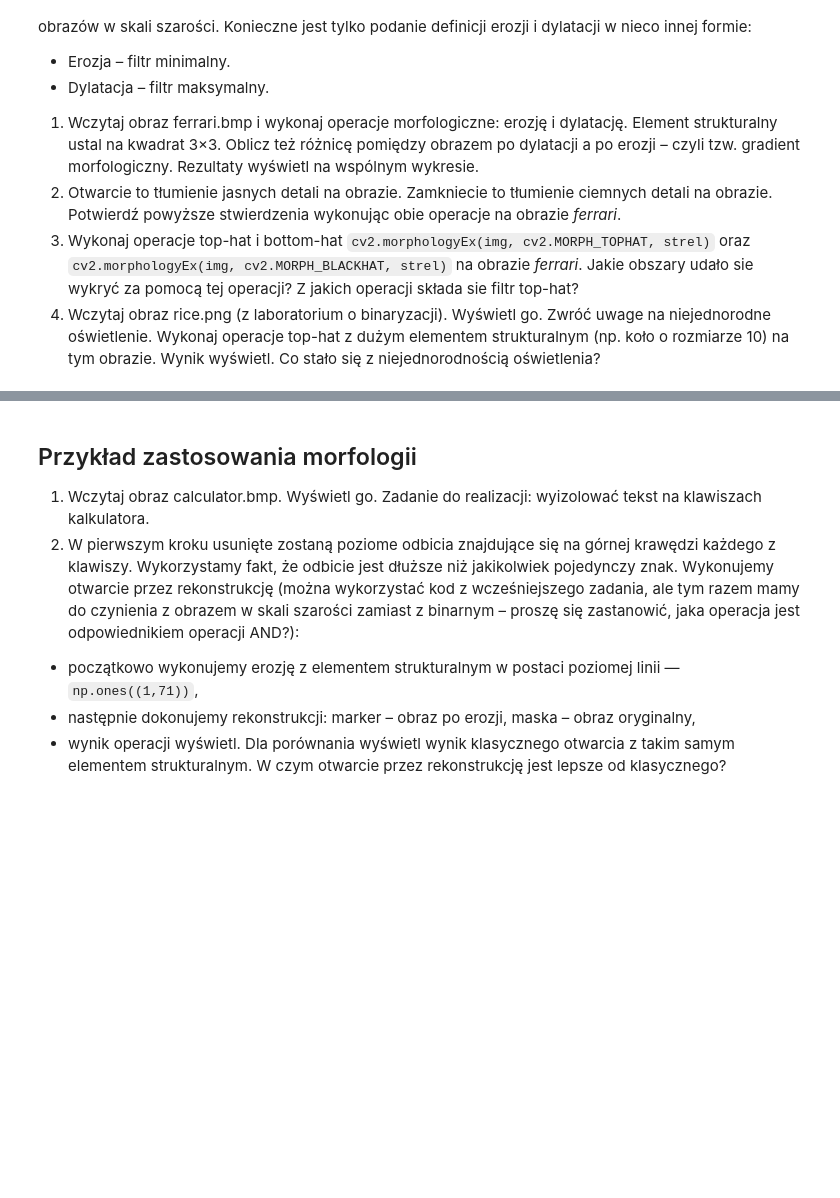
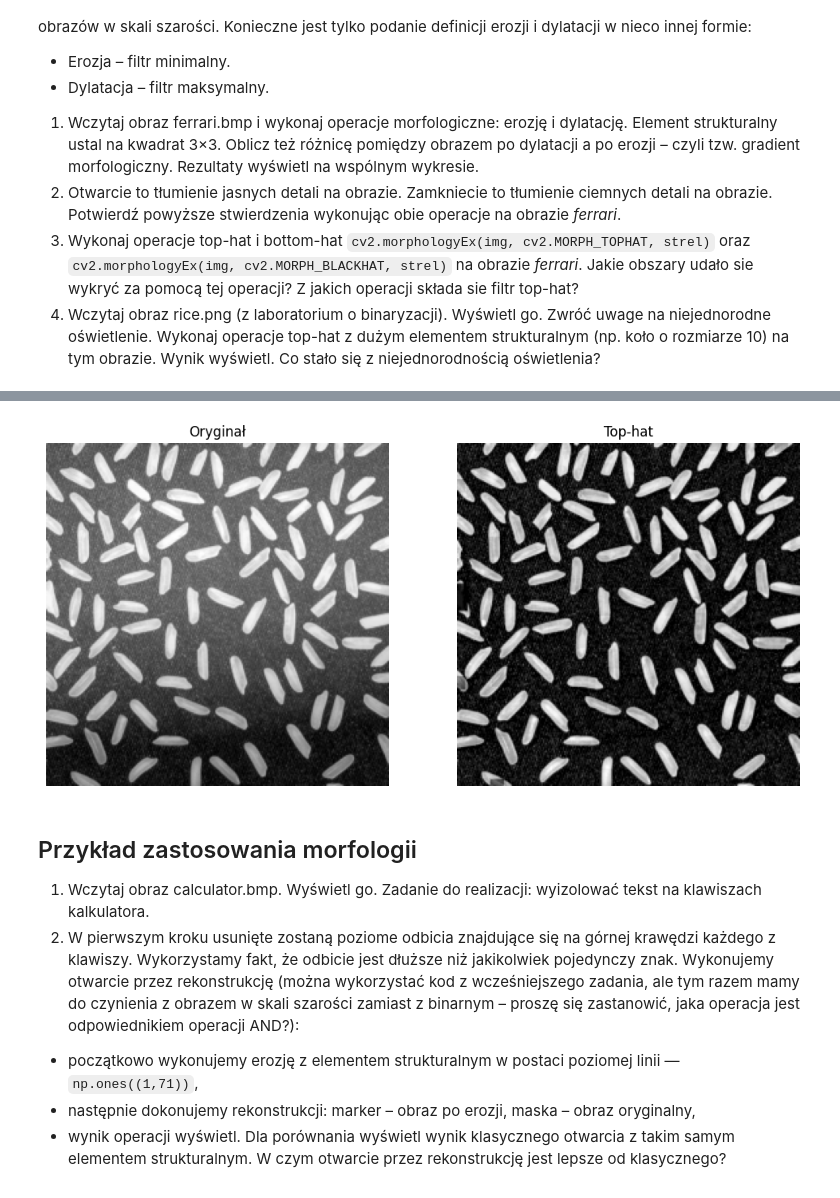
Before and after one commit to DziqG2NK/Wstep-do-cyfrowego-przetwarzania-obrazow, a Jupyter notebook: zajecia_7/10_morphology.ipynb, the cells around one changed output, grey strips where cells are left out. Cells and saved outputs as stored; diff of their text form; code cells hidden in the pictures; blank space fills up the shorter version.

```diff
--- a/zajecia_7/10_morphology.ipynb
+++ b/zajecia_7/10_morphology.ipynb
@@ -357,3 +409,18 @@ Wszystkie dotychczasowe operacje (oprócz transformacji trafi, nie trafi) mają
+# %%
+# Zadanie 4
+
+rice = cv2.imread("rice.png", cv2.IMREAD_GRAYSCALE)
+
+rice_tophat = cv2.morphologyEx(src=rice, op=cv2.MORPH_TOPHAT, kernel=cv2.getStructuringElement(shape=cv2.MORPH_RECT, ksize=(10,10)))
+
+images = {}
+
+images["Oryginał"] = rice
+images["Top-hat"] = rice_tophat
+
+plots(columns=2, **images)
+# %% [output]
+[figure, added]
 # %% [markdown]
 ## Przykład zastosowania morfologii
 
```
Also changed, not shown: parts of 3 cells of this notebook.
